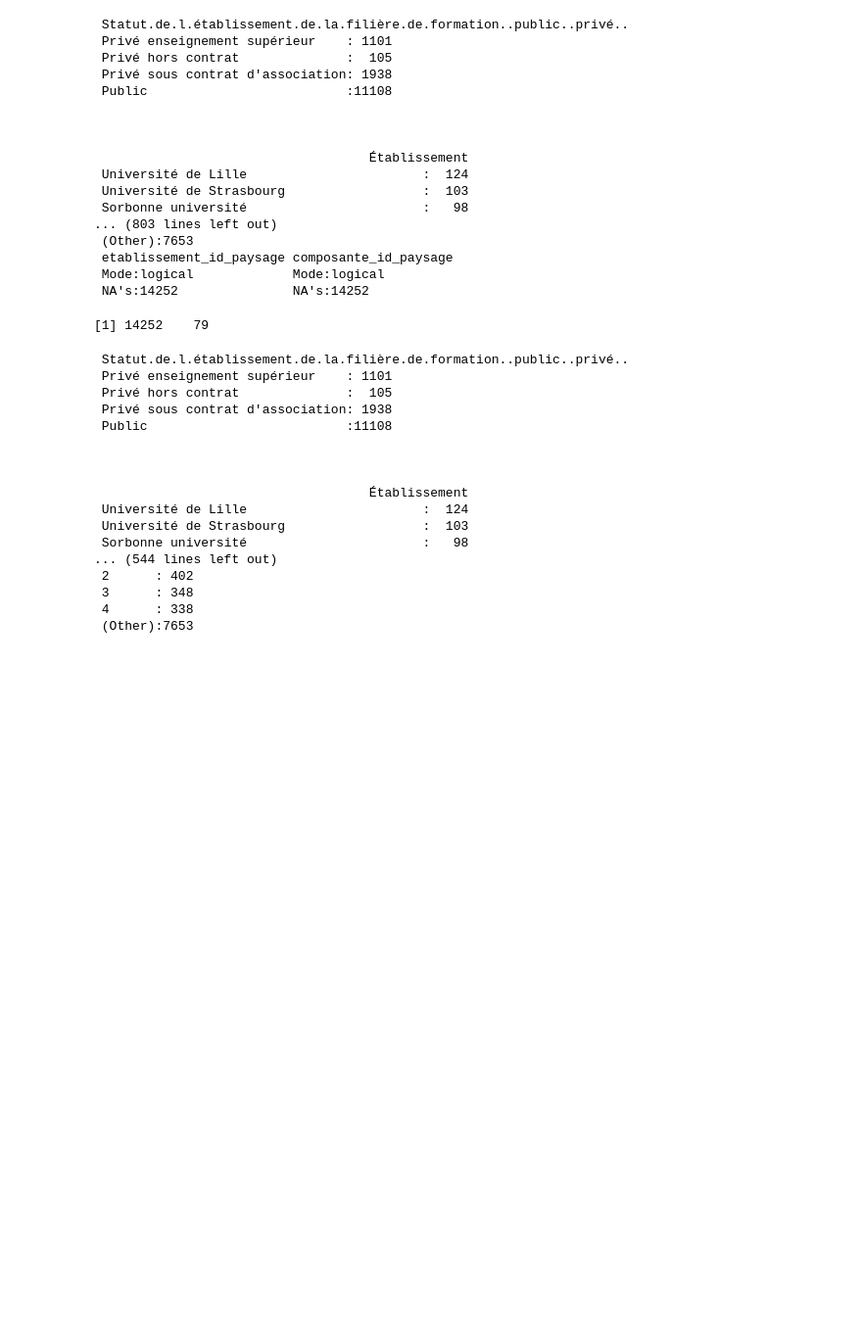
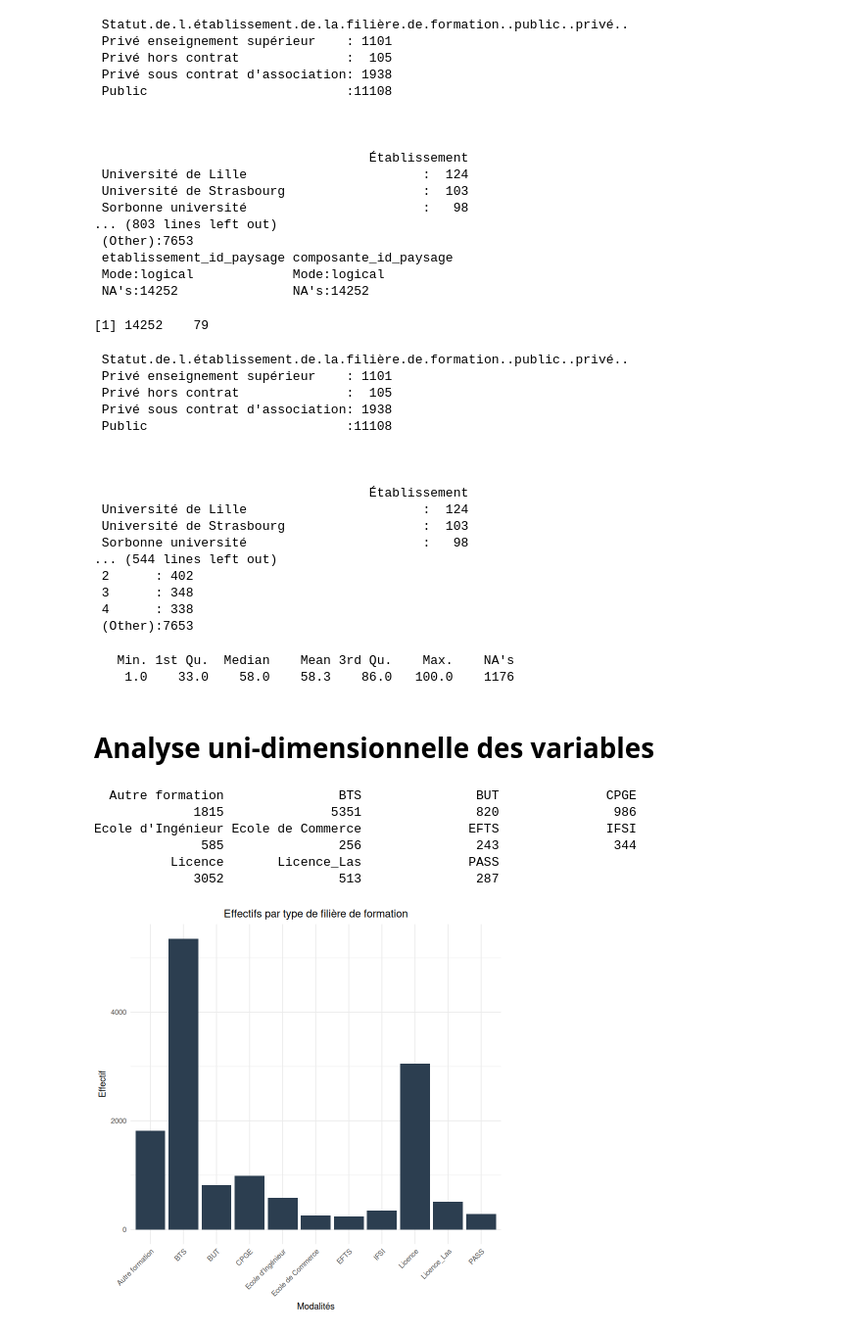
Before and after one commit to corentinbrand/Projet_analyse_de_donnees, a Jupyter notebook: brouillon.ipynb, the cells around one changed output. Shown at 98% size. Drawn from its saved outputs; the diff is of its cells as text; code cells hidden in the pictures; blank space fills up the shorter version.

Commit message:
début analyse uni-dimensionnelle

```diff
--- a/brouillon.ipynb
+++ b/brouillon.ipynb
@@ -232,3 +232,37 @@ summary(data)
  3      : 348
  4      : 338
  (Other):7653
+# %%
+#retransformation de la variable taux d'accès en quanti
+data$Taux.d.accès <- as.numeric(as.character(data$Taux.d.accès))
+summary(data$Taux.d.accès)
+# voir comment gérer les NA, peut-être les remplacer par la moyenne ou la médiane, ou les supprimer si il y en a peu
+# %% [output]
+   Min. 1st Qu.  Median    Mean 3rd Qu.    Max.    NA's
+    1.0    33.0    58.0    58.3    86.0   100.0    1176
+# %% [markdown]
+# Analyse uni-dimensionnelle des variables
+# %%
+summary(data$`Filière.de.formation.très.agrégée`)
+library(ggplot2)
+
+ggplot(data, aes(x = `Filière.de.formation.très.agrégée`)) +
+  geom_bar(fill = "#2C3E50") +
+  labs(
+    title = "Effectifs par type de filière de formation",
+    x = "Modalités",
+    y = "Effectif"
+  ) +
+  theme_minimal() +
+  theme(
+    plot.title = element_text(hjust = 0.5),
+    axis.text.x = element_text(angle = 45, hjust = 1)
+  )
+# %% [output]
+  Autre formation               BTS               BUT              CPGE
+             1815              5351               820               986
+Ecole d'Ingénieur Ecole de Commerce              EFTS              IFSI
+              585               256               243               344
+          Licence       Licence_Las              PASS
+             3052               513               287
+[figure, added]
```
Also changed, not shown: parts of 1 cell of this notebook.
